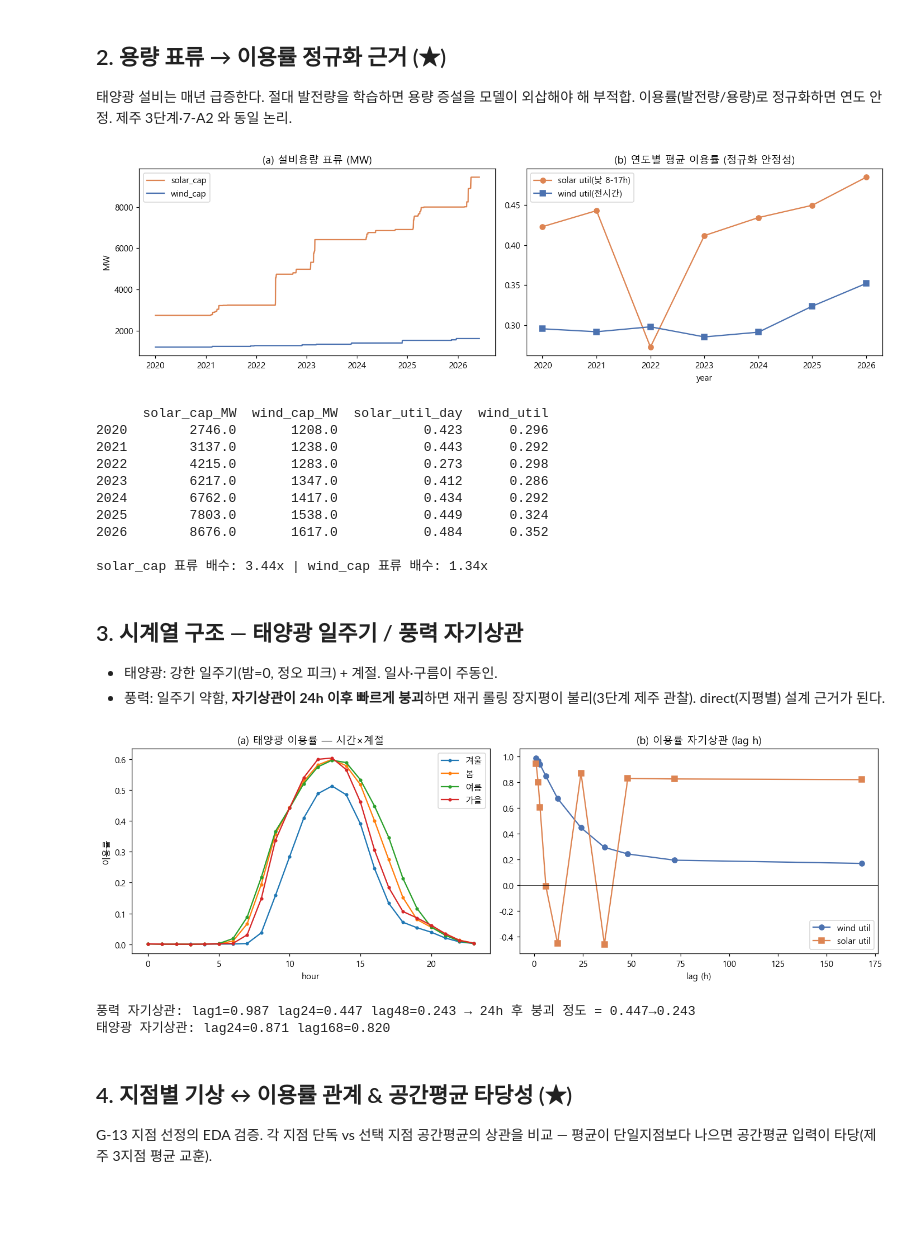
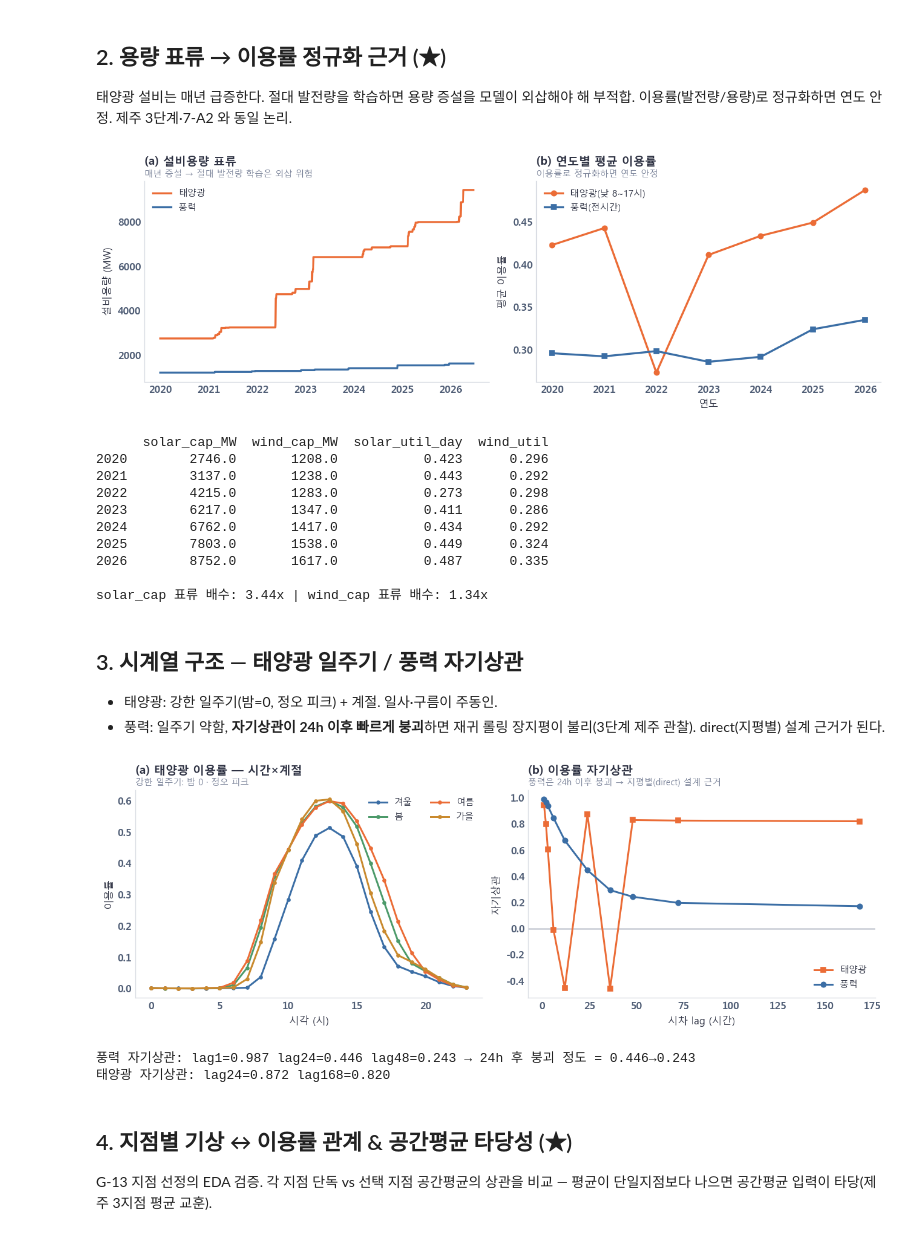
Before and after one commit to JeongYakyong/project2026, a Jupyter notebook: 6. land_solarwind_forecaster/nouse/eda/6-0_eda_landsw.ipynb, the cells around one changed output. Cells and saved outputs as stored; diff of their text form; code cells hidden in the pictures; blank space fills up the shorter version.

```diff
--- a/6. land_solarwind_forecaster/nouse/eda/6-0_eda_landsw.ipynb
+++ b/6. land_solarwind_forecaster/nouse/eda/6-0_eda_landsw.ipynb
@@ -111,37 +142,39 @@ gen_wind_utilization_kr : NaN=10  <0=0  >1=0  min=0.000  max=1.000  mean=0.301
 태양광 설비는 매년 급증한다. 절대 발전량을 학습하면 용량 증설을 모델이 외삽해야 해 부적합.
 이용률(발전량/용량)로 정규화하면 연도 안정. 제주 3단계·7-A2 와 동일 논리.
 # %%
-fig, ax = plt.subplots(1, 2, figsize=(13,4))
+fig, ax = plt.subplots(1, 2, figsize=(11, 3.8))
 cap = df.groupby('date')[['gen_solar_capacity_kr','gen_wind_capacity_kr']].mean()
-ax[0].plot(cap.index, cap['gen_solar_capacity_kr'], label='solar_cap', color='#DD8452')
-ax[0].plot(cap.index, cap['gen_wind_capacity_kr'], label='wind_cap', color='#4C72B0')
-ax[0].set_title('(a) 설비용량 표류 (MW)'); ax[0].set_ylabel('MW'); ax[0].legend()
+ax[0].plot(cap.index, cap['gen_solar_capacity_kr'], lw=2, color=SOLAR_C, label='태양광')
+ax[0].plot(cap.index, cap['gen_wind_capacity_kr'], lw=2, color=WIND_C, label='풍력')
+panel(ax[0], '(a) 설비용량 표류', '매년 증설 → 절대 발전량 학습은 외삽 위험')
+ax[0].set_ylabel('설비용량 (MW)'); ax[0].legend(frameon=False, fontsize=9)
 # 연도별 이용률 평균(정규화하면 안정?) — 낮시간 태양광
 day = df[(df.hour>=8)&(df.hour<=17)]
 su = day.groupby('year').gen_solar_utilization_kr.mean()
 wu = df.groupby('year').gen_wind_utilization_kr.mean()
-ax[1].plot(su.index, su.values, 'o-', label='solar util(낮 8-17h)', color='#DD8452')
-ax[1].plot(wu.index, wu.values, 's-', label='wind util(전시간)', color='#4C72B0')
-ax[1].set_title('(b) 연도별 평균 이용률 (정규화 안정성)'); ax[1].set_xlabel('year'); ax[1].legend()
-plt.tight_layout(); plt.savefig(os.path.join(FIG,'6-0_capacity_drift.png'), bbox_inches='tight'); plt.show()
+ax[1].plot(su.index, su.values, 'o-', lw=2, ms=5, color=SOLAR_C, label='태양광(낮 8~17시)')
+ax[1].plot(wu.index, wu.values, 's-', lw=2, ms=5, color=WIND_C, label='풍력(전시간)')
+panel(ax[1], '(b) 연도별 평균 이용률', '이용률로 정규화하면 연도 안정')
+ax[1].set_xlabel('연도'); ax[1].set_ylabel('평균 이용률'); ax[1].legend(frameon=False, fontsize=9)
+save(fig, '6-0_capacity_drift.png'); plt.show()
 tab = pd.DataFrame({'solar_cap_MW': cap['gen_solar_capacity_kr'].groupby(cap.index.year).mean().round(0),
                     'wind_cap_MW':  cap['gen_wind_capacity_kr'].groupby(cap.index.year).mean().round(0),
                     'solar_util_day': su.round(3), 'wind_util': wu.round(3)})
 tab.to_csv(os.path.join(TAB,'6-0_capacity_util_byyear.csv'))
 print(tab.to_string())
 print('\nsolar_cap 표류 배수: %.2fx | wind_cap 표류 배수: %.2fx'
       % (cap['gen_solar_capacity_kr'].max()/cap['gen_solar_capacity_kr'].min(),
          cap['gen_wind_capacity_kr'].max()/cap['gen_wind_capacity_kr'].min()))
 # %% [output]
-[figure, old version]
+[figure, new version]
       solar_cap_MW  wind_cap_MW  solar_util_day  wind_util
 2020        2746.0       1208.0           0.423      0.296
 2021        3137.0       1238.0           0.443      0.292
 2022        4215.0       1283.0           0.273      0.298
-2023        6217.0       1347.0           0.412      0.286
+2023        6217.0       1347.0           0.411      0.286
 2024        6762.0       1417.0           0.434      0.292
 2025        7803.0       1538.0           0.449      0.324
-2026        8676.0       1617.0           0.484      0.352
+2026        8752.0       1617.0           0.487      0.335
 
 solar_cap 표류 배수: 3.44x | wind_cap 표류 배수: 1.34x
 # %% [markdown]
@@ -151,31 +184,33 @@ solar_cap 표류 배수: 3.44x | wind_cap 표류 배수: 1.34x
 - 풍력: 일주기 약함, **자기상관이 24h 이후 빠르게 붕괴**하면 재귀 롤링 장지평이 불리(3단계 제주 관찰).
   direct(지평별) 설계 근거가 된다.
 # %%
-fig, ax = plt.subplots(1, 2, figsize=(13,4.3))
+fig, ax = plt.subplots(1, 2, figsize=(11, 3.9))
 d2 = df.copy()
 d2['season'] = d2.month.map({12:'겨울',1:'겨울',2:'겨울',3:'봄',4:'봄',5:'봄',
                              6:'여름',7:'여름',8:'여름',9:'가을',10:'가을',11:'가을'})
 for s in ['겨울','봄','여름','가을']:
     p = d2[d2.season==s].groupby('hour').gen_solar_utilization_kr.mean()
-    ax[0].plot(p.index, p.values, marker='o', ms=3, label=s)
-ax[0].set_title('(a) 태양광 이용률 — 시간×계절'); ax[0].set_xlabel('hour'); ax[0].set_ylabel('이용률'); ax[0].legend()
-# 풍력 자기상관
+    ax[0].plot(p.index, p.values, marker='o', ms=3, lw=1.8, color=SEASON_C[s], label=s)
+panel(ax[0], '(a) 태양광 이용률 — 시간×계절', '강한 일주기: 밤 0 · 정오 피크')
+ax[0].set_xlabel('시각 (시)'); ax[0].set_ylabel('이용률'); ax[0].legend(frameon=False, fontsize=9, ncol=2)
+# 자기상관: 풍력 24h 이후 붕괴 vs 태양광 일주기 진동
 sw = df.set_index('timestamp').gen_wind_utilization_kr
 ss = df.set_index('timestamp').gen_solar_utilization_kr
 lags = [1,2,3,6,12,24,36,48,72,168]
 ac_w = [sw.autocorr(L) for L in lags]; ac_s = [ss.autocorr(L) for L in lags]
-ax[1].plot(lags, ac_w, 'o-', label='wind util', color='#4C72B0')
-ax[1].plot(lags, ac_s, 's-', label='solar util', color='#DD8452')
-ax[1].axhline(0, color='k', lw=.5); ax[1].set_title('(b) 이용률 자기상관 (lag h)')
-ax[1].set_xlabel('lag (h)'); ax[1].legend()
-plt.tight_layout(); plt.savefig(os.path.join(FIG,'6-0_timeseries.png'), bbox_inches='tight'); plt.show()
+ax[1].axhline(0, color=SOFT, lw=.8)
+ax[1].plot(lags, ac_s, 's-', lw=1.8, ms=5, color=SOLAR_C, label='태양광')
+ax[1].plot(lags, ac_w, 'o-', lw=1.8, ms=5, color=WIND_C, label='풍력')
+panel(ax[1], '(b) 이용률 자기상관', '풍력은 24h 이후 붕괴 → 지평별(direct) 설계 근거')
+ax[1].set_xlabel('시차 lag (시간)'); ax[1].set_ylabel('자기상관'); ax[1].legend(frameon=False, fontsize=9)
+save(fig, '6-0_timeseries.png'); plt.show()
 print('풍력 자기상관: lag1=%.3f lag24=%.3f lag48=%.3f → 24h 후 붕괴 정도 = %.3f→%.3f'
       % (sw.autocorr(1), sw.autocorr(24), sw.autocorr(48), sw.autocorr(24), sw.autocorr(48)))
 print('태양광 자기상관: lag24=%.3f lag168=%.3f' % (ss.autocorr(24), ss.autocorr(168)))
 # %% [output]
-[figure, old version]
+[figure, new version]
-풍력 자기상관: lag1=0.987 lag24=0.447 lag48=0.243 → 24h 후 붕괴 정도 = 0.447→0.243
-태양광 자기상관: lag24=0.871 lag168=0.820
+풍력 자기상관: lag1=0.987 lag24=0.446 lag48=0.243 → 24h 후 붕괴 정도 = 0.446→0.243
+태양광 자기상관: lag24=0.872 lag168=0.820
 # %% [markdown]
 ## 4. 지점별 기상 ↔ 이용률 관계 & 공간평균 타당성 (★)
 
```
Also changed, not shown: parts of 12 cells of this notebook, 26 other files.
